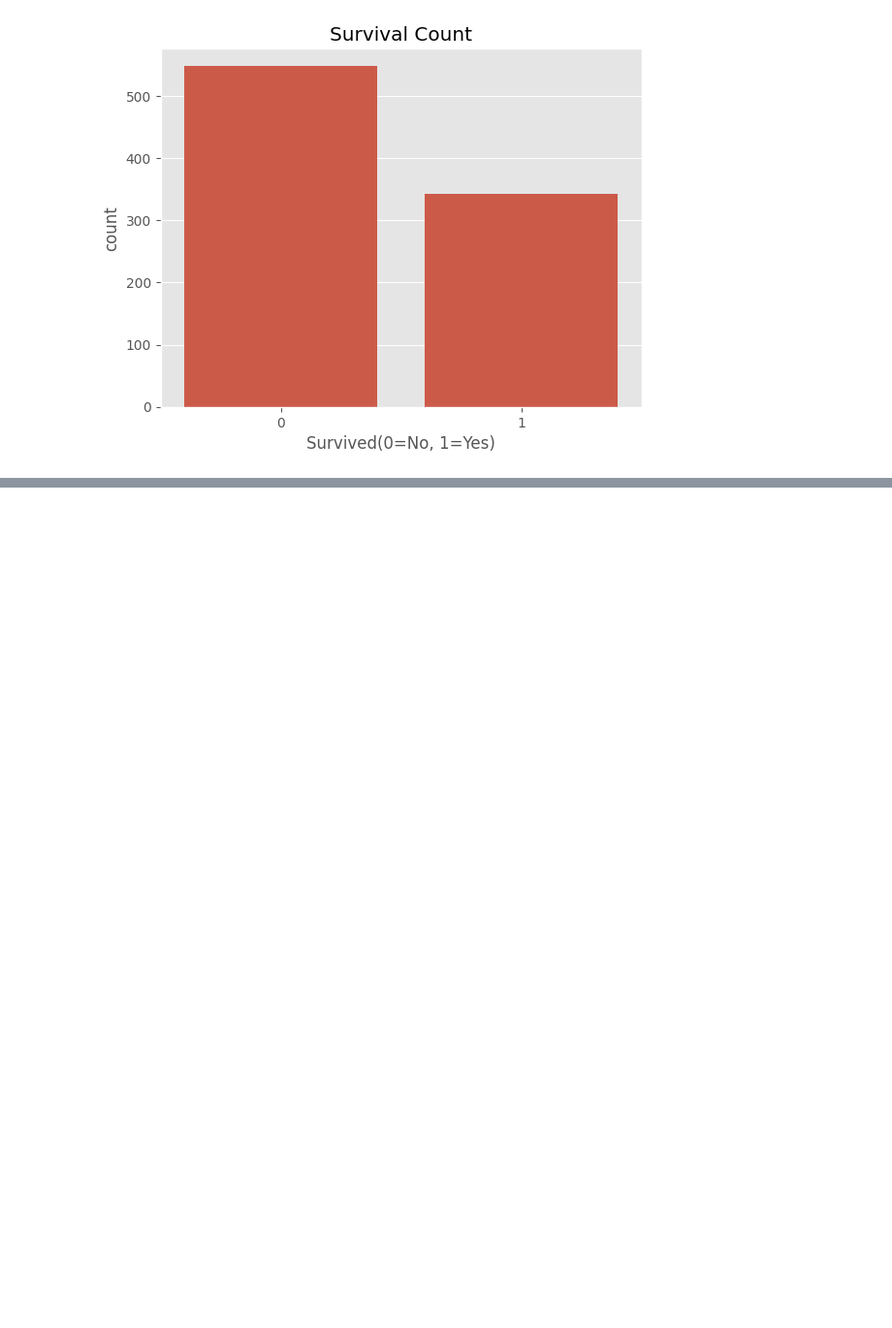
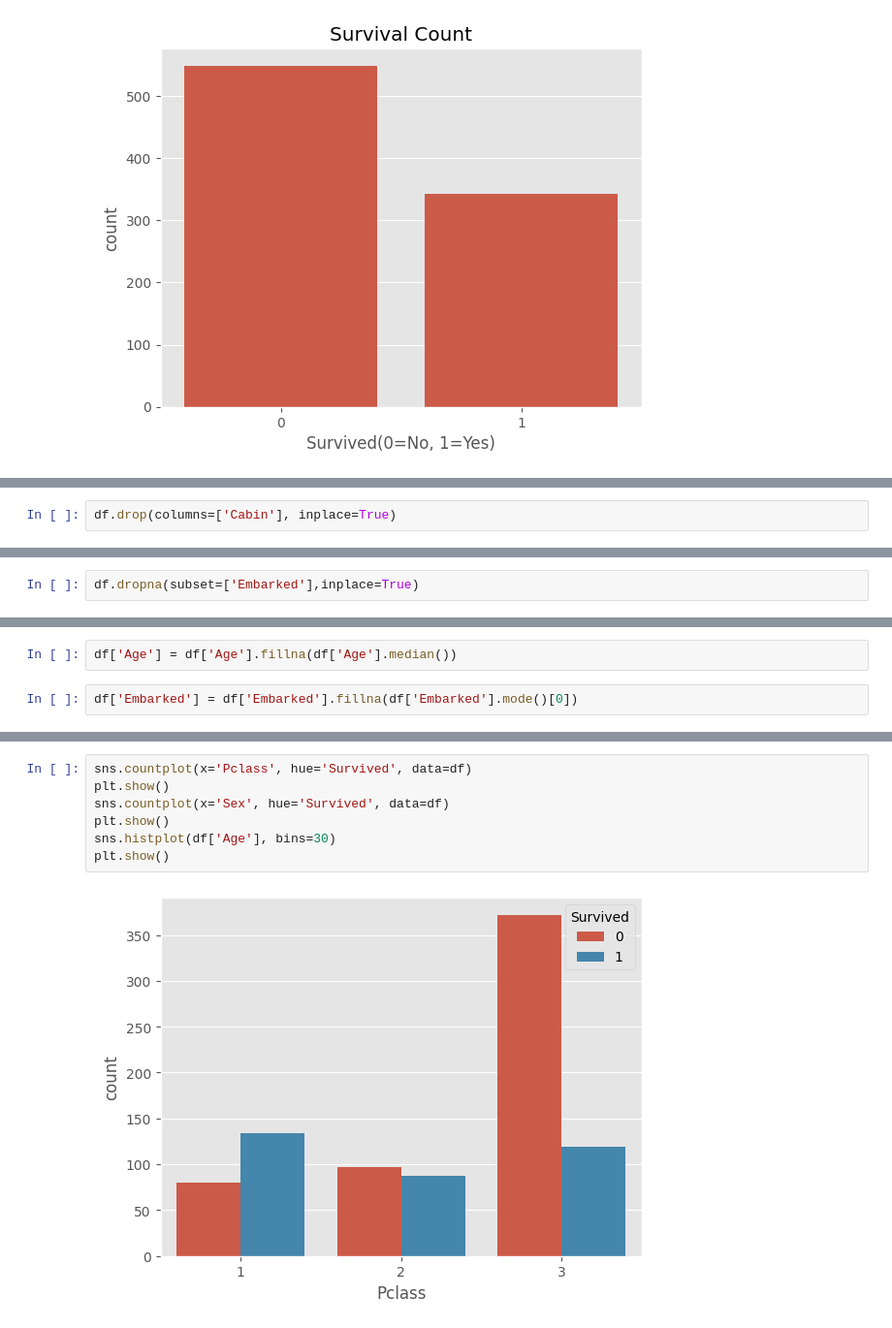
Before and after one commit to rubydamodar/The-Ultimate-Pandas-Bootcamp, a Jupyter notebook: Titanic Project/titanic.ipynb, the cells around one changed output, grey strips where cells are left out. Shown at 97% size. Saved outputs shown, nothing was run; the diff lists cells and outputs as text; blank space fills up the shorter version.

```diff
--- a/Titanic Project/titanic.ipynb
+++ b/Titanic Project/titanic.ipynb
@@ -201,0 +238,2 @@ plt.show()
+# %%
+df.drop(columns=['Cabin'], inplace=True)
@@ -201,0 +242,2 @@ plt.show()
+# %%
+df.dropna(subset=['Embarked'],inplace=True)
@@ -201,0 +254,4 @@ plt.show()
+# %%
+df['Age'] = df['Age'].fillna(df['Age'].median())
+# %%
+df['Embarked'] = df['Embarked'].fillna(df['Embarked'].mode()[0])
@@ -201,0 +274,9 @@ plt.show()
+# %%
+sns.countplot(x='Pclass', hue='Survived', data=df)
+plt.show()
+sns.countplot(x='Sex', hue='Survived', data=df)
+plt.show()
+sns.histplot(df['Age'], bins=30)
+plt.show()
+# %% [output]
+[figure, added]
```
Also changed, not shown: parts of 25 cells of this notebook.
